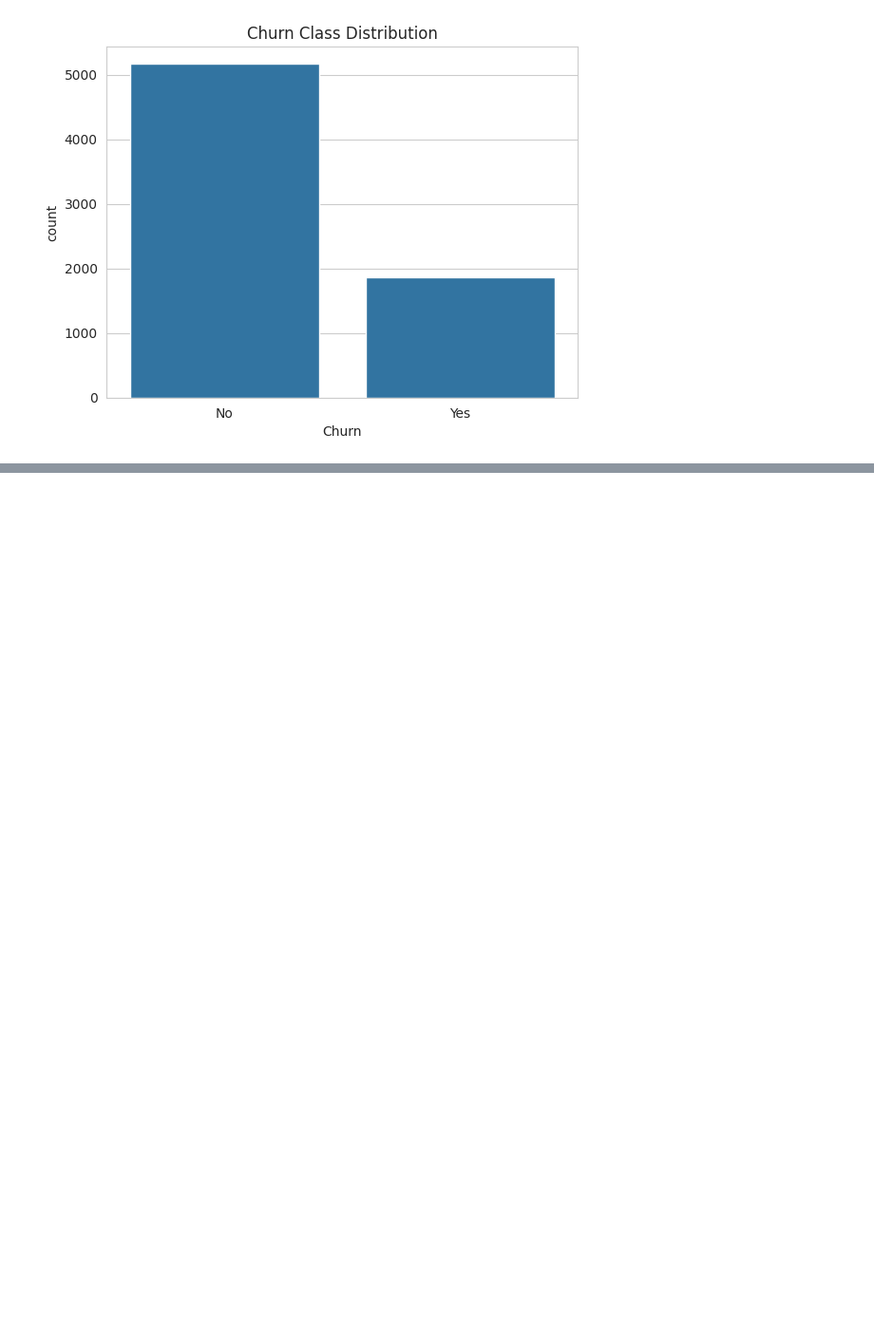
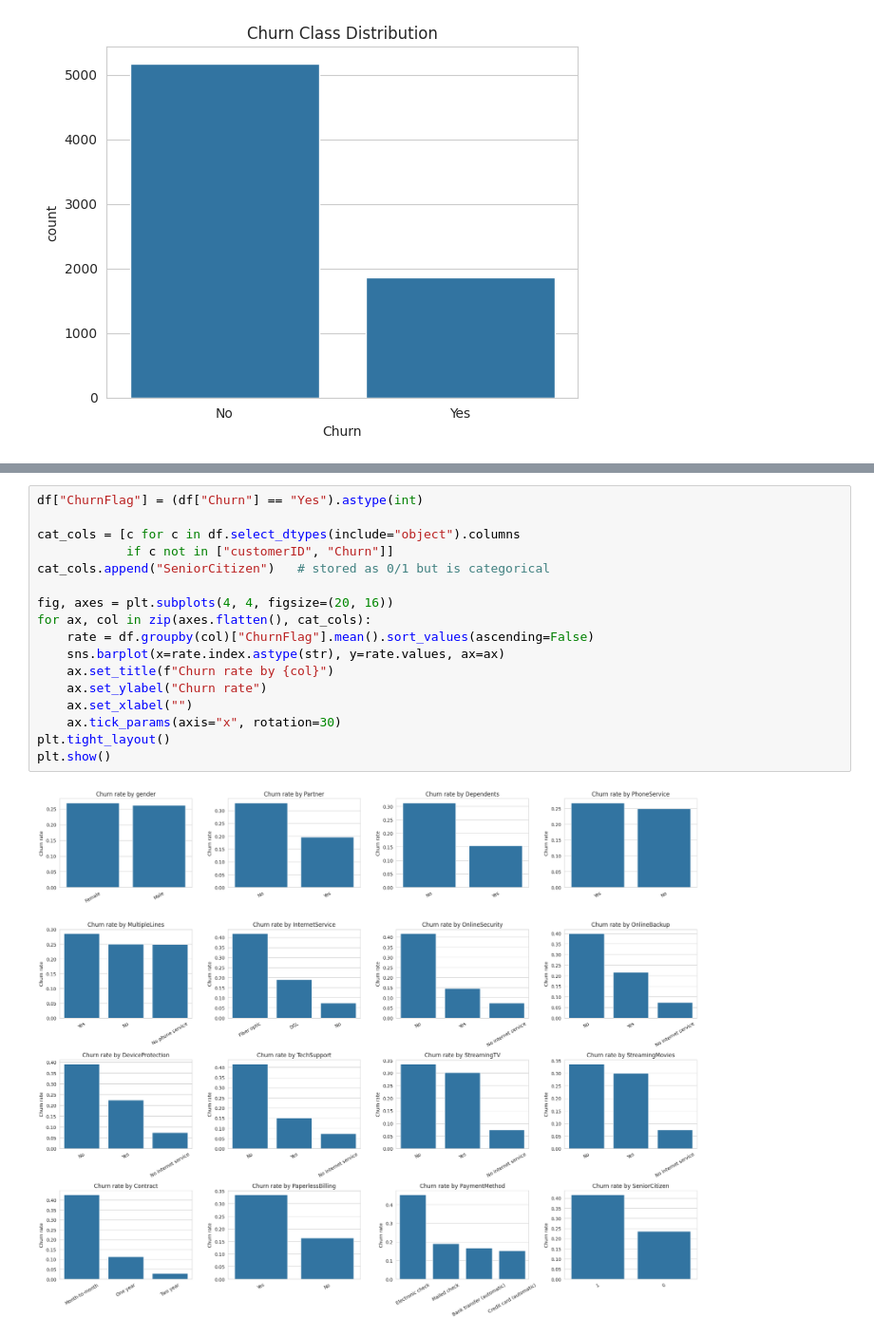
Before and after one commit to sdr-ranasinghe07/2522778_ML, a Jupyter notebook: 2522778_ML.ipynb, the cells around one changed output, grey strips where cells are left out. Shown at 95% size. Drawn from its saved outputs; the diff is of its cells as text; blank space fills up the shorter version.

```diff
--- a/2522778_ML.ipynb
+++ b/2522778_ML.ipynb
@@ -92,0 +119,19 @@ Name: proportion, dtype: float64
+# %%
+df["ChurnFlag"] = (df["Churn"] == "Yes").astype(int)
+
+cat_cols = [c for c in df.select_dtypes(include="object").columns
+            if c not in ["customerID", "Churn"]]
+cat_cols.append("SeniorCitizen")   # stored as 0/1 but is categorical
+
+fig, axes = plt.subplots(4, 4, figsize=(20, 16))
+for ax, col in zip(axes.flatten(), cat_cols):
+    rate = df.groupby(col)["ChurnFlag"].mean().sort_values(ascending=False)
+    sns.barplot(x=rate.index.astype(str), y=rate.values, ax=ax)
+    ax.set_title(f"Churn rate by {col}")
+    ax.set_ylabel("Churn rate")
+    ax.set_xlabel("")
+    ax.tick_params(axis="x", rotation=30)
+plt.tight_layout()
+plt.show()
+# %% [output]
+[figure, added]
```
Also changed, not shown: parts of 4 cells of this notebook.
